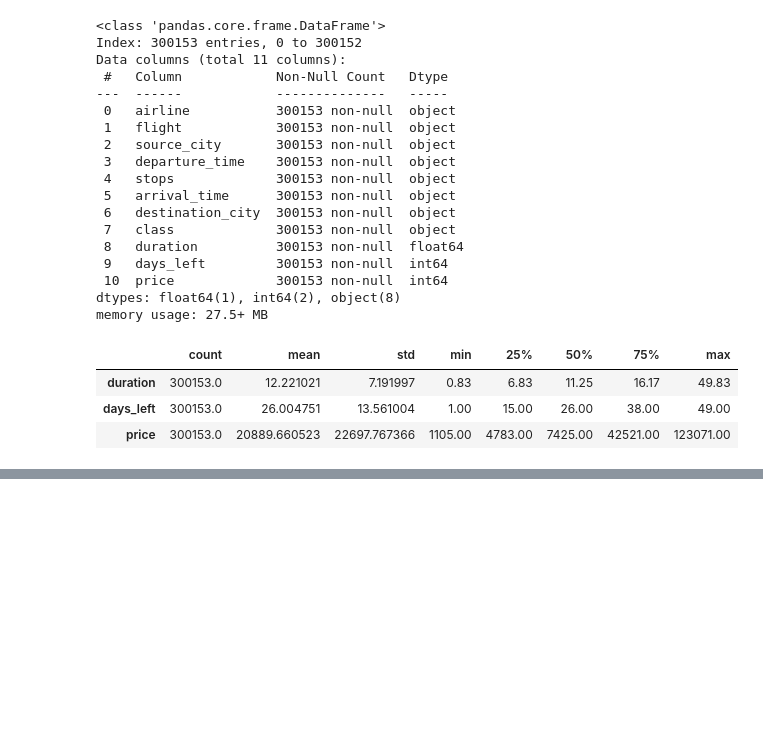
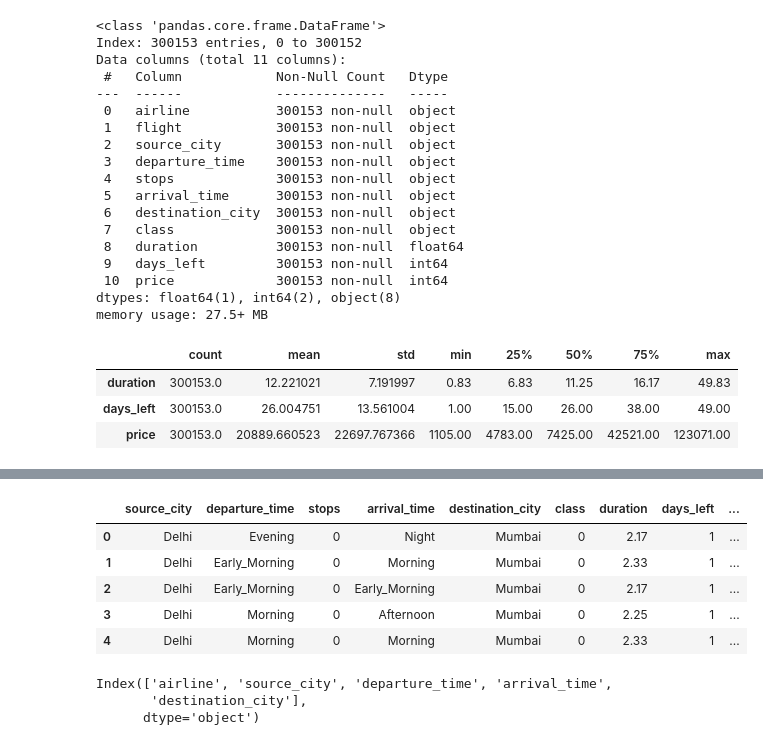
Before and after one commit to FGalvao77/-ANALYSIS-DATA-SCIENCE-Flight-Price-Prediction, a Jupyter notebook: [ANALYSIS_&_DATA_SCIENCE]_Flight_Price_Prediction.ipynb, the cells around one changed output, grey strips where cells are left out. Drawn from its saved outputs; the diff is of its cells as text; code cells hidden in the pictures; blank space fills up the shorter version.

```diff
--- a/[ANALYSIS_&_DATA_SCIENCE]_Flight_Price_Prediction.ipynb
+++ b/[ANALYSIS_&_DATA_SCIENCE]_Flight_Price_Prediction.ipynb
@@ -124,0 +337,18 @@ df.describe().T
+# %%
+df2.join(other=pd.get_dummies(data=df2['airline'],
+                              prefix='airline',
+                              dtype=int)).drop(labels='airline', axis=1).head()
+# %% [output]
+|  | source_city | departure_time | stops | arrival_time | destination_city | class | duration | days_left | ... |
+| 0 | Delhi | Evening | 0 | Night | Mumbai | 0 | 2.17 | 1 | ... |
+| 1 | Delhi | Early_Morning | 0 | Morning | Mumbai | 0 | 2.33 | 1 | ... |
+| 2 | Delhi | Early_Morning | 0 | Early_Morning | Mumbai | 0 | 2.17 | 1 | ... |
+| 3 | Delhi | Morning | 0 | Afternoon | Mumbai | 0 | 2.25 | 1 | ... |
+| 4 | Delhi | Morning | 0 | Morning | Mumbai | 0 | 2.33 | 1 | ... |
+# %%
+cat_cols = df2.select_dtypes(exclude=[int, float]).columns
+cat_cols
+# %% [output]
+Index(['airline', 'source_city', 'departure_time', 'arrival_time',
+       'destination_city'],
+      dtype='object')
```
Also changed, not shown: parts of 32 cells of this notebook.
